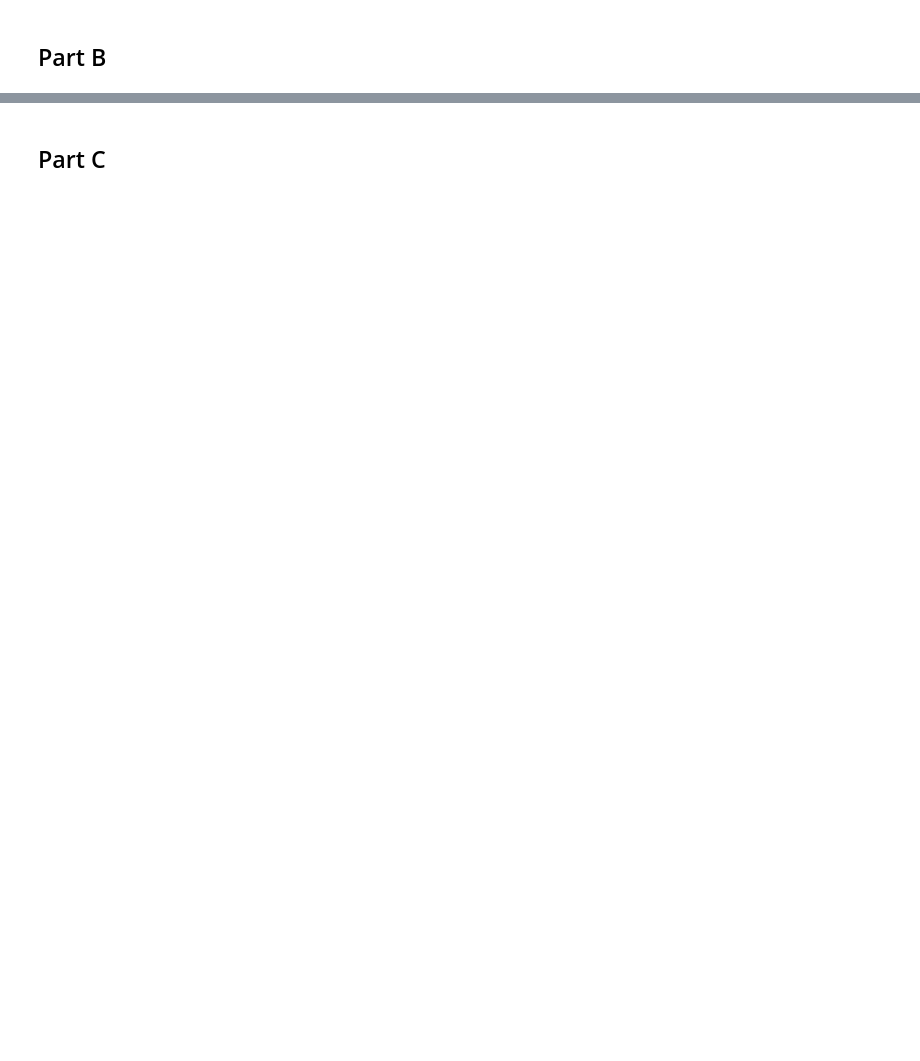
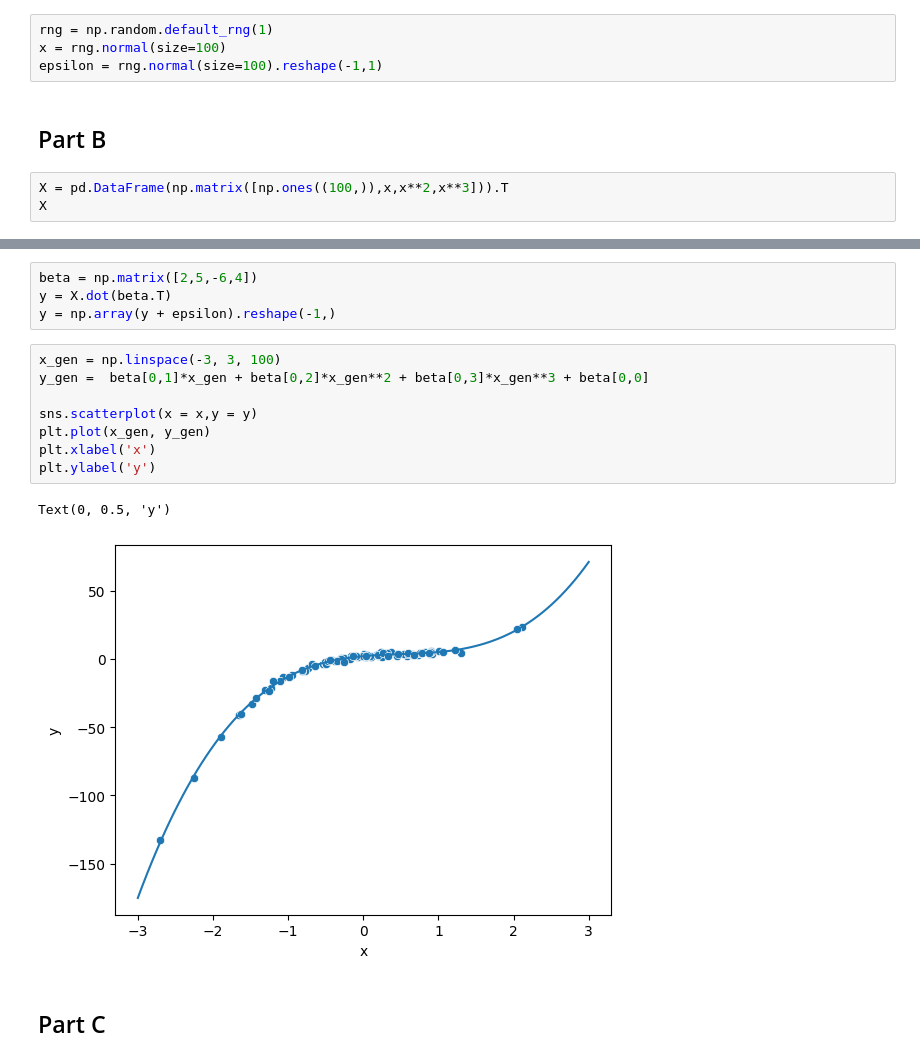
Before and after one commit to akp2003/Machine_Learning_Exercises, a Jupyter notebook: HW3/HW3.ipynb, the cells around one changed output, grey strips where cells are left out. Drawn from its saved outputs; the diff is of its cells as text; blank space fills up the shorter version.

```diff
--- a/HW3/HW3.ipynb
+++ b/HW3/HW3.ipynb
@@ -538,5 +538,12 @@ ax.set(title="Comparison of All Models")
 # Problem 5
 # %% [markdown]
 ## Part A
+# %%
+rng = np.random.default_rng(1)
+x = rng.normal(size=100)
+epsilon = rng.normal(size=100).reshape(-1,1)
 # %% [markdown]
 ## Part B
+# %%
+X = pd.DataFrame(np.matrix([np.ones((100,)),x,x**2,x**3])).T
+X
@@ -543,2 +564,17 @@ ax.set(title="Comparison of All Models")
+# %%
+beta = np.matrix([2,5,-6,4])
+y = X.dot(beta.T)
+y = np.array(y + epsilon).reshape(-1,)
+# %%
+x_gen = np.linspace(-3, 3, 100)
+y_gen =  beta[0,1]*x_gen + beta[0,2]*x_gen**2 + beta[0,3]*x_gen**3 + beta[0,0]
+
+sns.scatterplot(x = x,y = y)
+plt.plot(x_gen, y_gen)
+plt.xlabel('x')
+plt.ylabel('y')
+# %% [output]
+Text(0, 0.5, 'y')
+[figure, added]
 # %% [markdown]
 ## Part C
```
Also changed, not shown: parts of 13 cells of this notebook, 1 other file.
